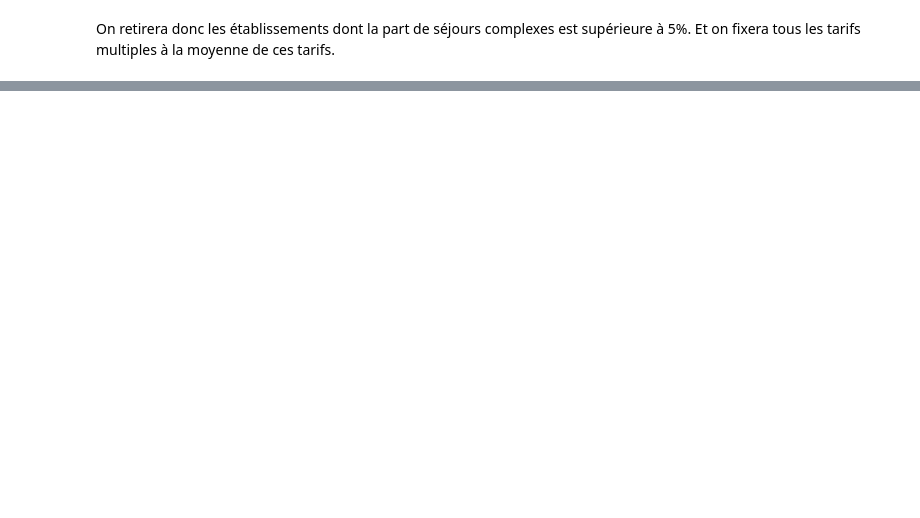
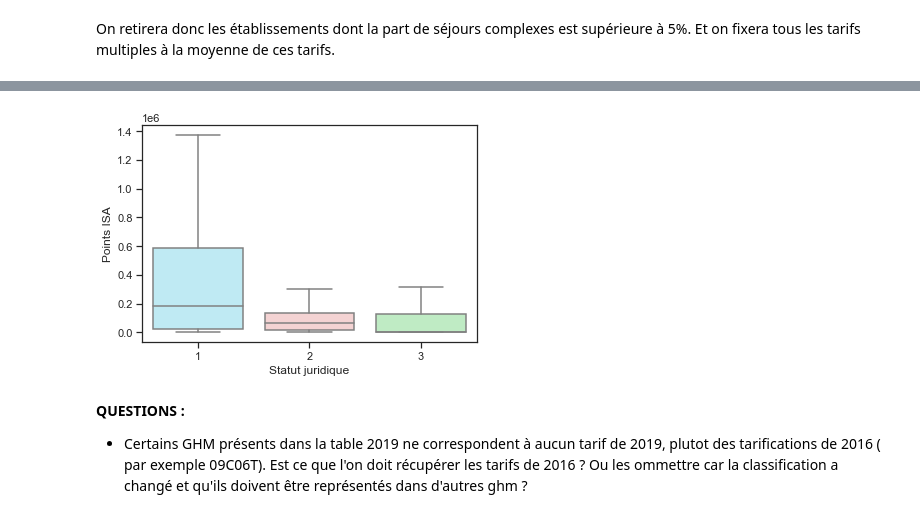
Before and after one commit to VincianeDesbois/Hopitaux_Production, a Jupyter notebook: Variable d'interet.ipynb, the cells around one changed output, grey strips where cells are left out. Saved outputs shown, nothing was run; the diff lists cells and outputs as text; code cells hidden in the pictures; blank space fills up the shorter version.

```diff
--- a/Variable d'interet.ipynb
+++ b/Variable d'interet.ipynb
@@ -561,0 +1125,3 @@ ghs_pub.head()
+# %%
+# On retire les lignes identiques en vue de la fusion
+ghs_priv.drop_duplicates(subset ='GHM-NRO', keep = 'first', inplace=True)
@@ -561,0 +1301,9 @@ ghs_pub.head()
+# %%
+ax =sns.boxplot(x="stjr", y='Points_ISA', data=ISA,showfliers=False, palette=['#b6f0fc','#facdcd','#b8f2be']).set(
+    xlabel='Statut juridique',
+    ylabel='Points ISA')
+# %% [output]
+[figure, added]
+# %% [markdown]
+**QUESTIONS :**
+- Certains GHM présents dans la table 2019 ne correspondent à aucun tarif de 2019, plutot des tarifications de 2016 ( par exemple 09C06T). Est ce que l'on doit récupérer les tarifs de 2016 ? Ou les ommettre car la classification a changé et qu'ils doivent être représentés dans d'autres ghm ?
```
Also changed, not shown: parts of 111 cells of this notebook.
